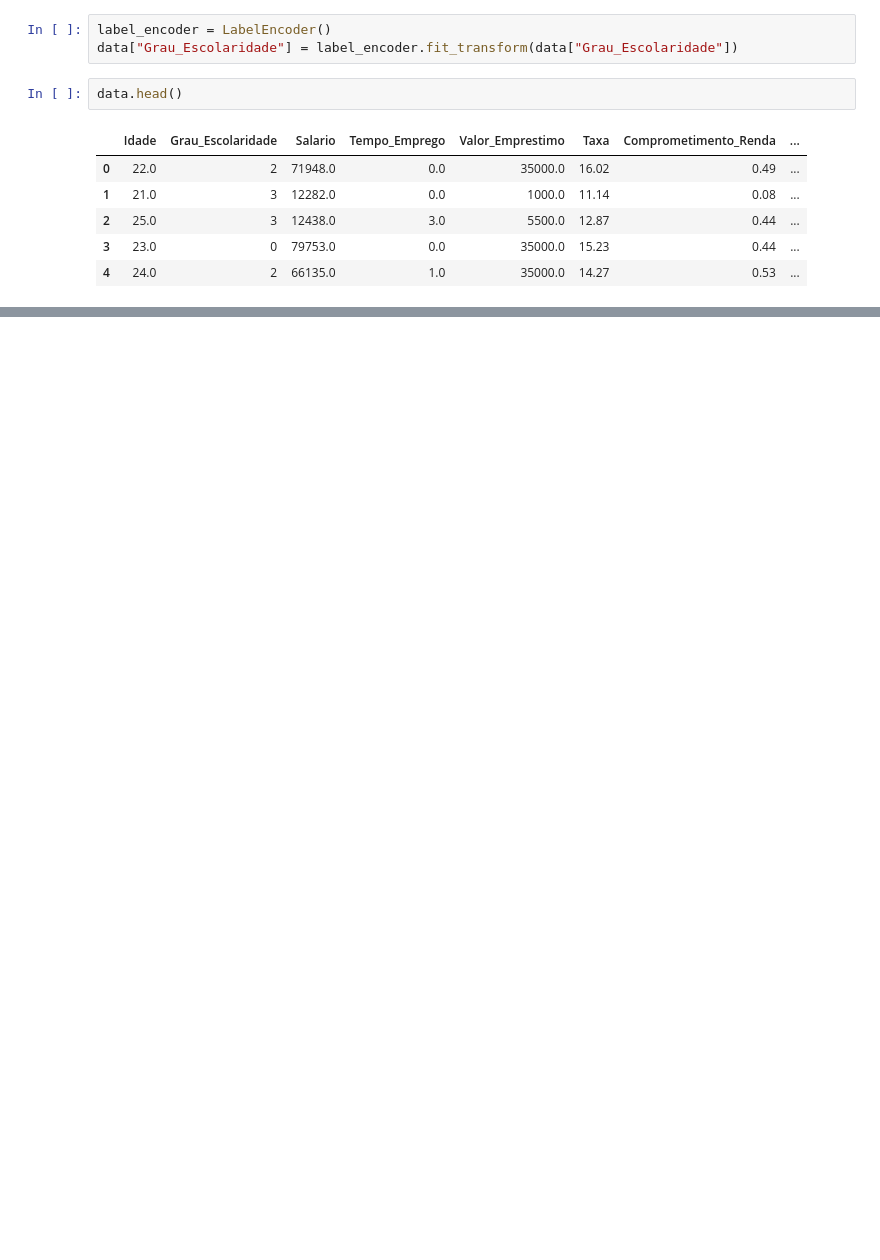
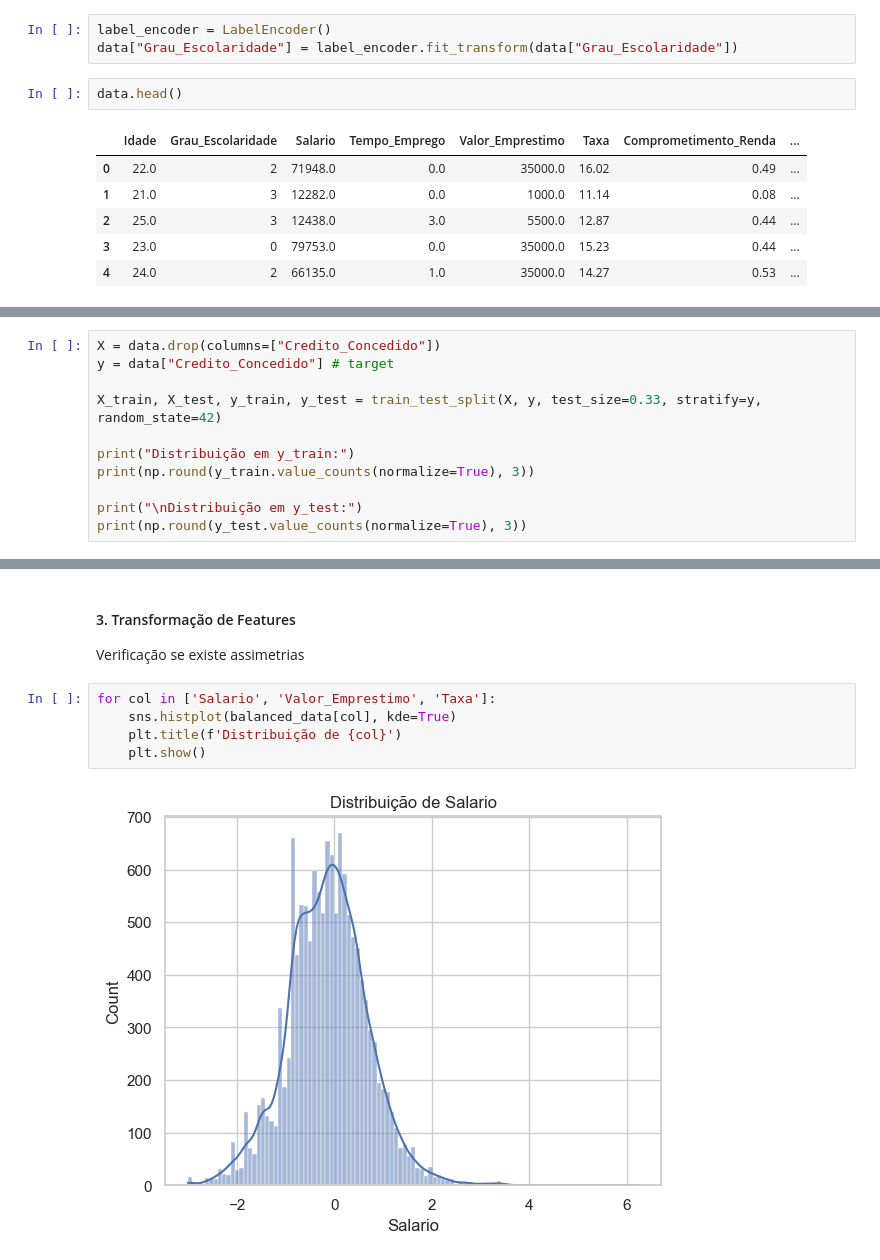
Before and after one commit to beatrizalmeidaf/credit-scoring-ml-classification, a Jupyter notebook: main.ipynb, the cells around one changed output, grey strips where cells are left out. Drawn from its saved outputs; the diff is of its cells as text; blank space fills up the shorter version.

```diff
--- a/main.ipynb
+++ b/main.ipynb
@@ -281,0 +325,11 @@ data.head()
+# %%
+X = data.drop(columns=["Credito_Concedido"])
+y = data["Credito_Concedido"] # target
+
+X_train, X_test, y_train, y_test = train_test_split(X, y, test_size=0.33, stratify=y, random_state=42)
+
+print("Distribuição em y_train:")
+print(np.round(y_train.value_counts(normalize=True), 3))
+
+print("\nDistribuição em y_test:")
+print(np.round(y_test.value_counts(normalize=True), 3))
@@ -281,0 +456,11 @@ data.head()
+# %% [markdown]
+#### 3. Transformação de Features
+
+Verificação se existe assimetrias
+# %%
+for col in ['Salario', 'Valor_Emprestimo', 'Taxa']:
+    sns.histplot(balanced_data[col], kde=True)
+    plt.title(f'Distribuição de {col}')
+    plt.show()
+# %% [output]
+[figure, added]
```
Also changed, not shown: parts of 26 cells of this notebook.
